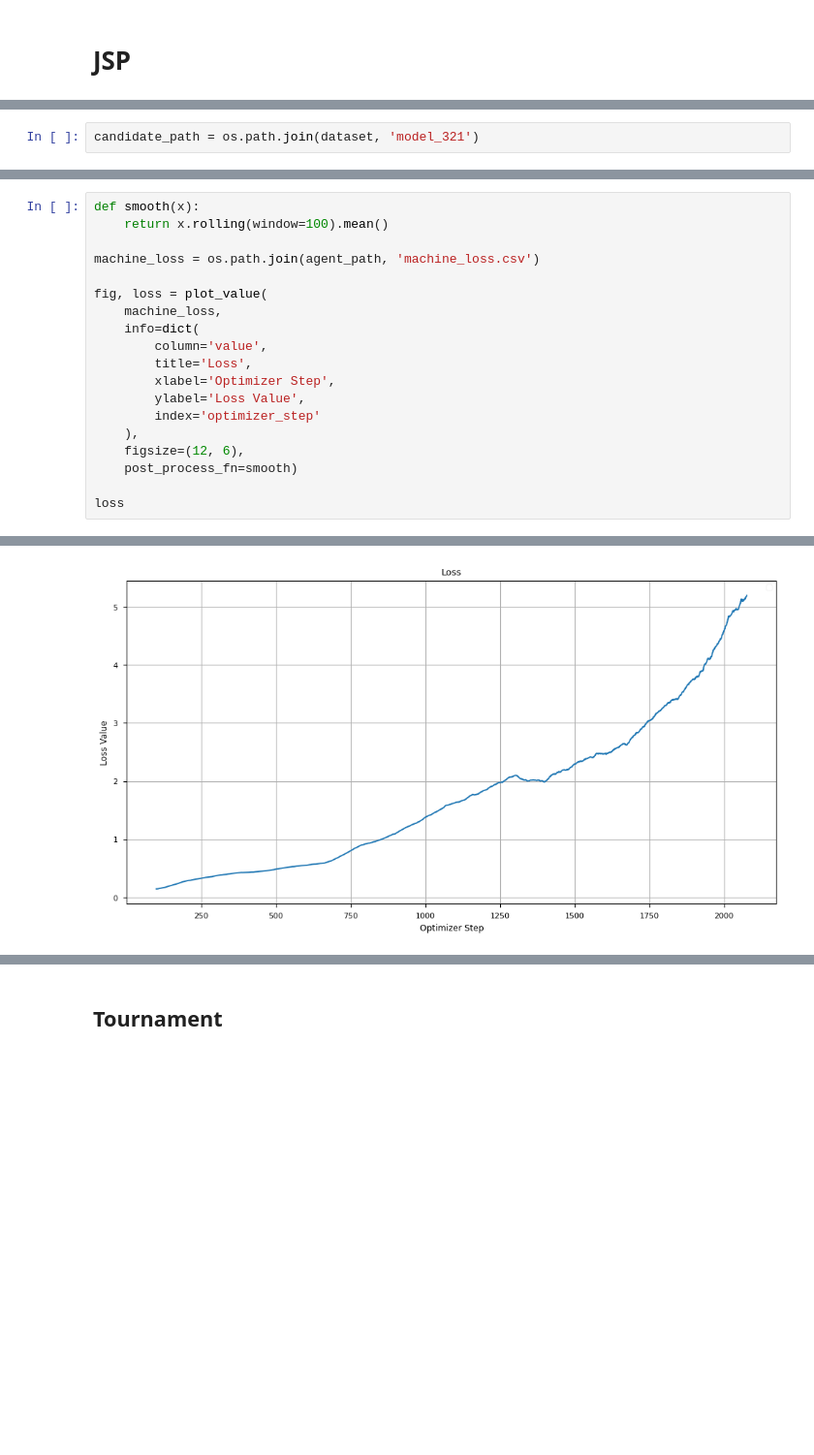
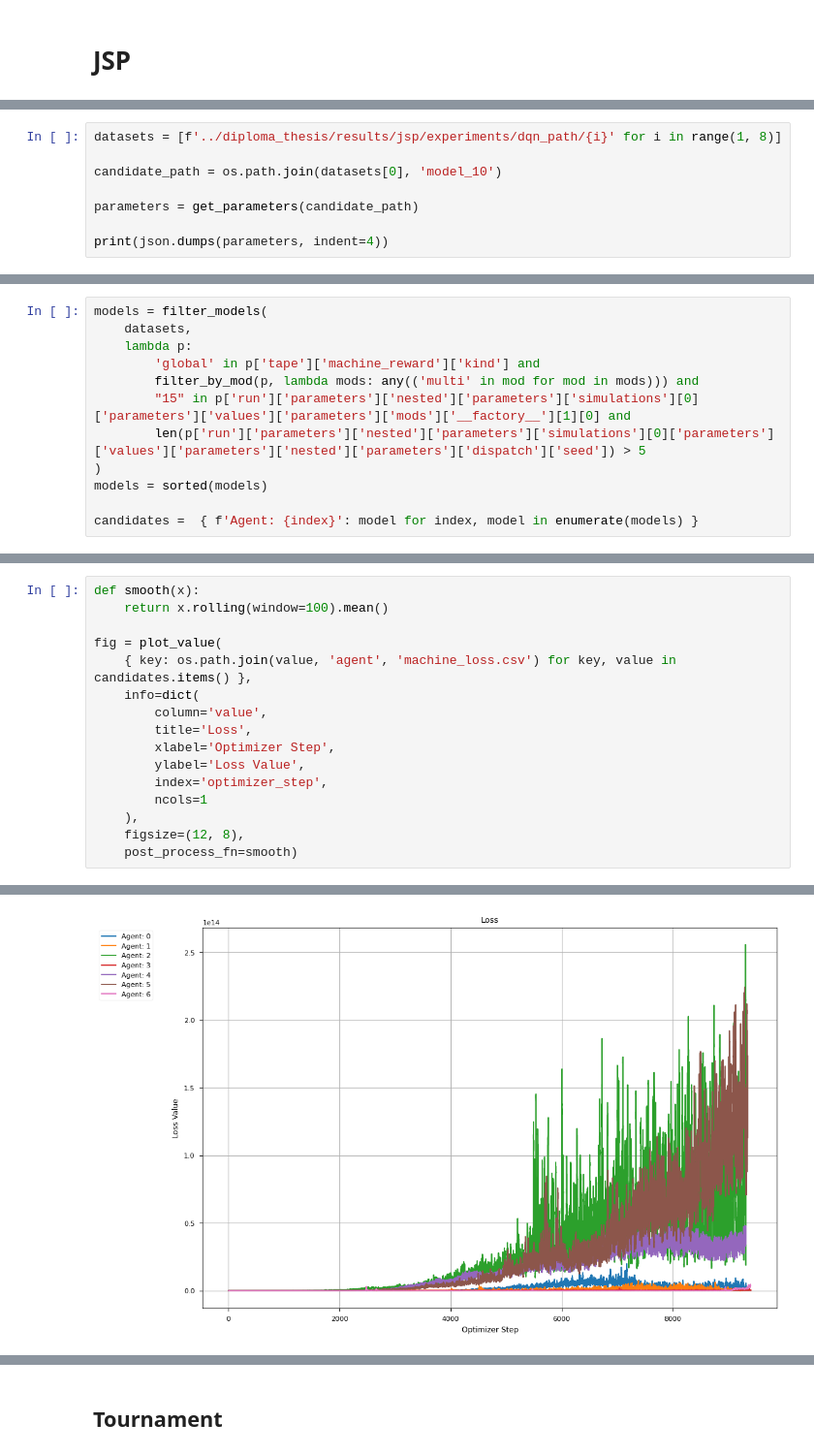
Before and after one commit to yura-hb/diploma-thesis, a Jupyter notebook: notebooks/result.ipynb, the cells around one changed output, grey strips where cells are left out. Shown at 97% size. Cells and saved outputs as stored; diff of their text form; blank space fills up the shorter version.

Commit message:
Fixes and improvements in plotting functionality

```diff
--- a/notebooks/result.ipynb
+++ b/notebooks/result.ipynb
@@ -61,2 +68,8 @@ dataset = '../diploma_thesis/results/jsp/marl_direct'
 # %%
-candidate_path = os.path.join(dataset, 'model_321')
+datasets = [f'../diploma_thesis/results/jsp/experiments/dqn_path/{i}' for i in range(1, 8)]
+
+candidate_path = os.path.join(datasets[0], 'model_10')
+
+parameters = get_parameters(candidate_path)
+
+print(json.dumps(parameters, indent=4))
@@ -88,0 +94,12 @@ print(json.dumps(parameters, indent=4))
+# %%
+models = filter_models(
+    datasets,
+    lambda p:
+        'global' in p['tape']['machine_reward']['kind'] and
+        filter_by_mod(p, lambda mods: any(('multi' in mod for mod in mods))) and
+        "15" in p['run']['parameters']['nested']['parameters']['simulations'][0]['parameters']['values']['parameters']['mods']['__factory__'][1][0] and
+        len(p['run']['parameters']['nested']['parameters']['simulations'][0]['parameters']['values']['parameters']['nested']['parameters']['dispatch']['seed']) > 5
+)
+models = sorted(models)
+
+candidates =  { f'Agent: {index}': model for index, model in enumerate(models) }
@@ -92,19 +119,16 @@ print(json.dumps(parameters, indent=4))
 def smooth(x):
     return x.rolling(window=100).mean()
 
-machine_loss = os.path.join(agent_path, 'machine_loss.csv')
-
-fig, loss = plot_value(
-    machine_loss,
+fig = plot_value(
+    { key: os.path.join(value, 'agent', 'machine_loss.csv') for key, value in candidates.items() },
     info=dict(
         column='value',
         title='Loss',
         xlabel='Optimizer Step',
         ylabel='Loss Value',
-        index='optimizer_step'
+        index='optimizer_step',
+        ncols=1
     ),
-    figsize=(12, 6),
+    figsize=(12, 8),
     post_process_fn=smooth)
-
-loss
 # %% [output]
@@ -126,2 +135,2 @@ No artists with labels found to put in legend.  Note that artists whose label st
-[figure, old version]
+[figure, new version]
 # %% [markdown]
```
Also changed, not shown: parts of 23 cells of this notebook, 8 other files.
